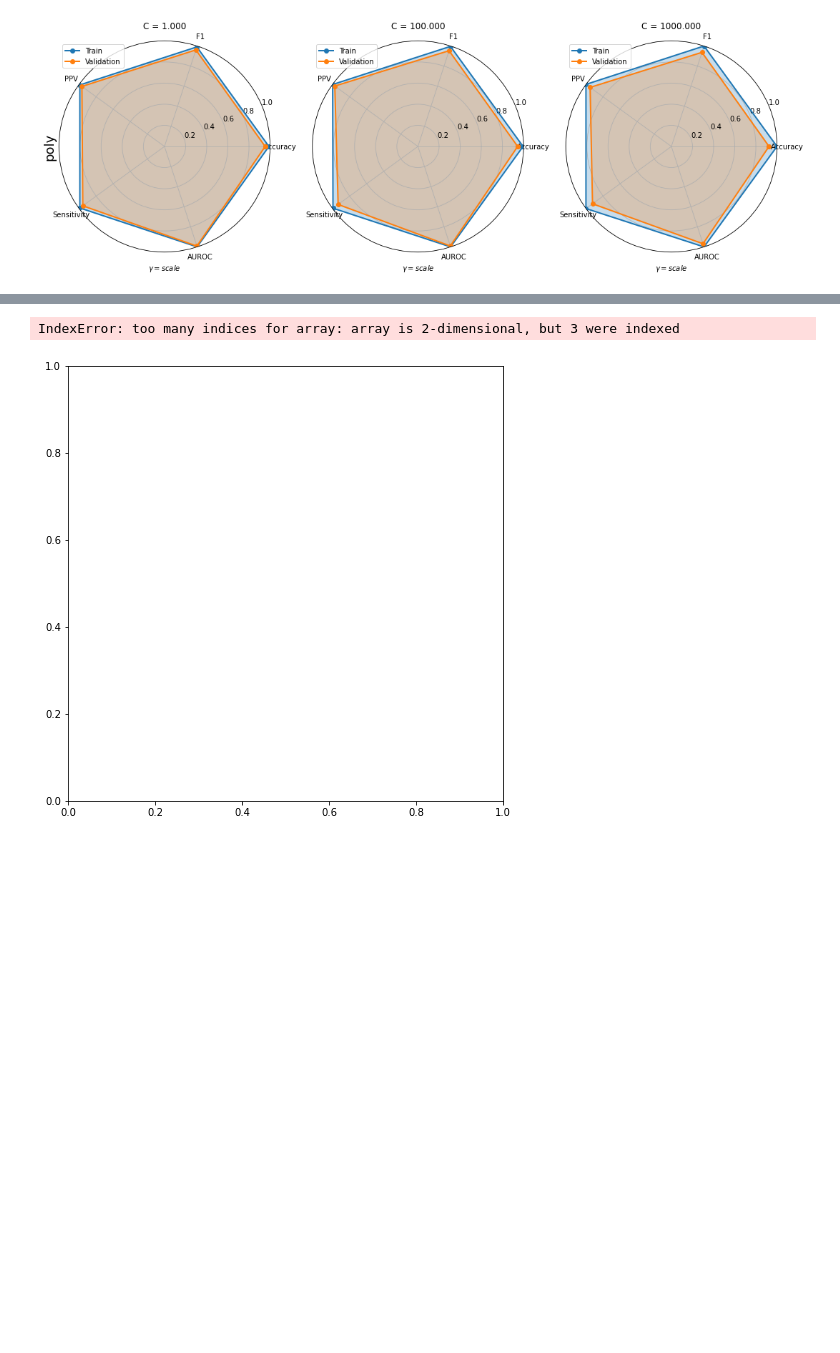
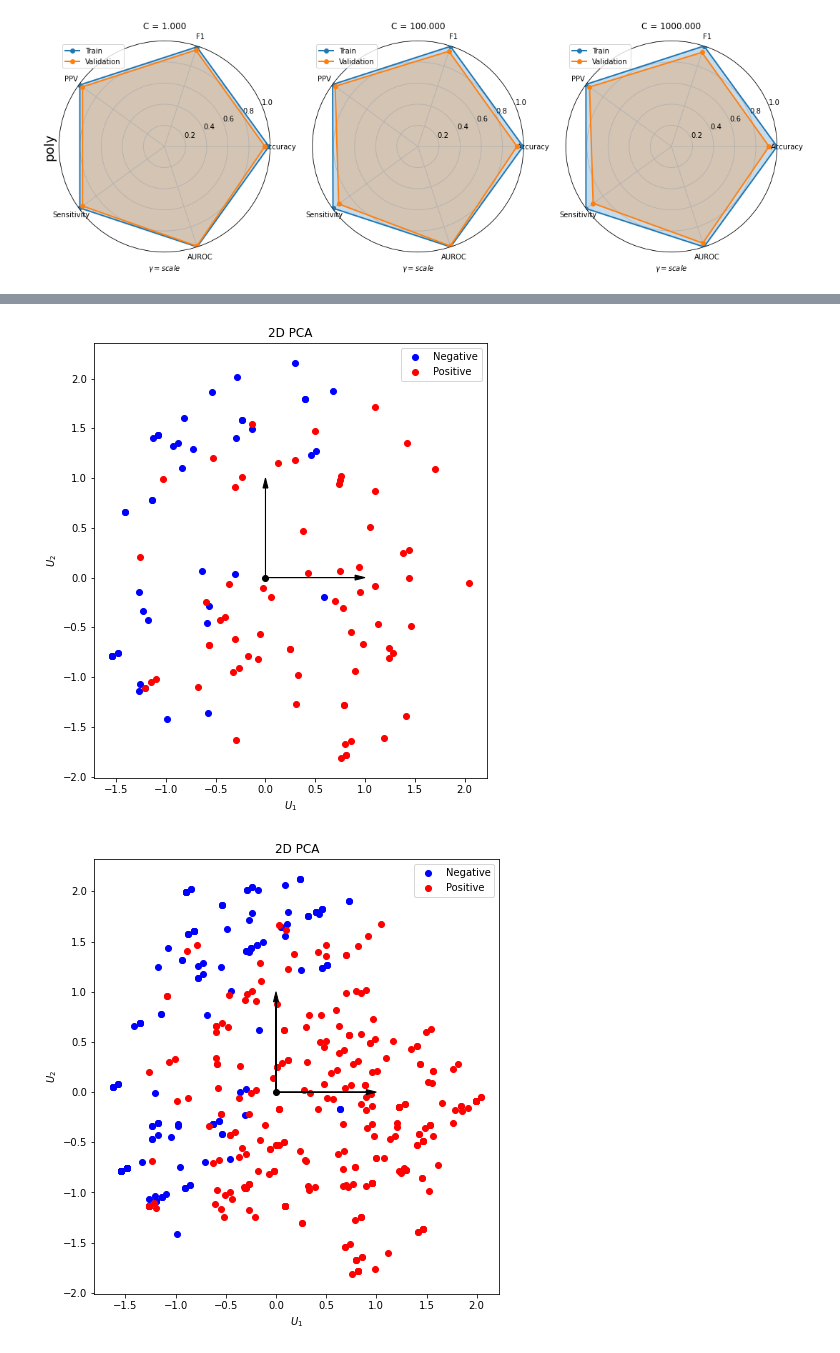
Before and after one commit to mlh-master/hw2_mlh-taima-leen, a Jupyter notebook: HW2_Solution.ipynb, the cells around one changed output, grey strips where cells are left out. Cells and saved outputs as stored; diff of their text form; code cells hidden in the pictures; blank space fills up the shorter version.

```diff
--- a/HW2_Solution.ipynb
+++ b/HW2_Solution.ipynb
@@ -279,6 +281,6 @@ pipe = Pipeline(steps=[('scale', StandardScaler()), ('svm', svc)])
 svm_lin = GridSearchCV(estimator=pipe, param_grid={'svm__C': C, 'svm__kernel': ['linear']},cv=skf,
                        scoring=['accuracy','f1','precision','recall','roc_auc'],
                        refit='roc_auc', verbose=3, return_train_score=True)
-svm_lin.fit(X_train, y_train)
+svm_lin.fit(X_train, np.ravel(y_train))
 # %% [output]
 Fitting 5 folds for each of 6 candidates, totalling 30 fits
@@ -426,7 +427,7 @@ svm_nonlin = GridSearchCV(estimator=pipe, param_grid={'svm__C': C, 'svm__kernel'
                                                       'svm__gamma': ['auto', 'scale']},
                        scoring=['accuracy','f1','precision','recall','roc_auc'], cv=skf,
                        refit='roc_auc', verbose=3, return_train_score=True)
-svm_nonlin.fit(X_train, y_train)
+svm_nonlin.fit(X_train, np.ravel(y_train))
 # %% [output]
 Fitting 5 folds for each of 12 candidates, totalling 60 fits
 [CV 1/5] END svm__C=1, svm__gamma=auto, svm__kernel=rbf; accuracy: (train=0.992, test=0.967) f1: (train=0.993, test=0.972) precision: (train=0.991, test=0.981) recall: (train=0.995, test=0.964) roc_au ...
@@ -518,7 +513,7 @@ AUROC is 0.975
 from sklearn.metrics import plot_confusion_matrix, roc_auc_score,plot_roc_curve
 from sklearn.ensemble import RandomForestClassifier
 rfc = Pipeline(steps=[('scale', StandardScaler()), ('rfc', RandomForestClassifier(max_depth=4, random_state=0, criterion='gini'))])
-rfc.fit(X_train, y_train)
+rfc.fit(X_train, np.ravel(y_train))
 # importance = rfc.feature_importances_
 y_pred_test = rfc.predict(X_test) #NOTICE NOT TO USE THE STANDARDIZED DATA.
 y_pred_proba_test = rfc.predict_proba(X_test)
@@ -556,14 +551,14 @@ AUROC is 0.974
 [figure]
 # %%
 #scaling
-# scale=StandardScaler()
+scale=StandardScaler()
 # del X_train['Age']
 # del X_test['Age']
 
-# X_train_scaled=scale.fit_transform(X_train)
-# X_test_scaled=scale.transform(X_test)
-X_train_scaled=np.where(X_train==0, -1, X_train)
-X_test_scaled=np.where(X_test==0, -1, X_test)
+X_train_scaled=scale.fit_transform(X_train)
+X_test_scaled=scale.transform(X_test)
+# X_train_scaled=np.where(X_train==0, -1, X_train)
+# X_test_scaled=np.where(X_test==0, -1, X_test)
 n_components = 2
 #---------------------------Implement your code here:------------------------
 pca=PCA(n_components,whiten=True)
@@ -584,7 +579,8 @@ def plt_2d_pca(X_pca,y):
     ax.set_ylabel('$U_2$')
     ax.set_title('2D PCA')
 # %%
-plt_2d_pca(X_test_pca,np.array(y_test))
+plt_2d_pca(X_test_pca,np.ravel(y_test))
+plt_2d_pca(X_train_pca,np.ravel(y_train))
 # %% [output]
-IndexError: too many indices for array: array is 2-dimensional, but 3 were indexed
-[figure, old version]
+[figure, new version]
+[figure, added]
```
Also changed, not shown: parts of 13 cells of this notebook.
